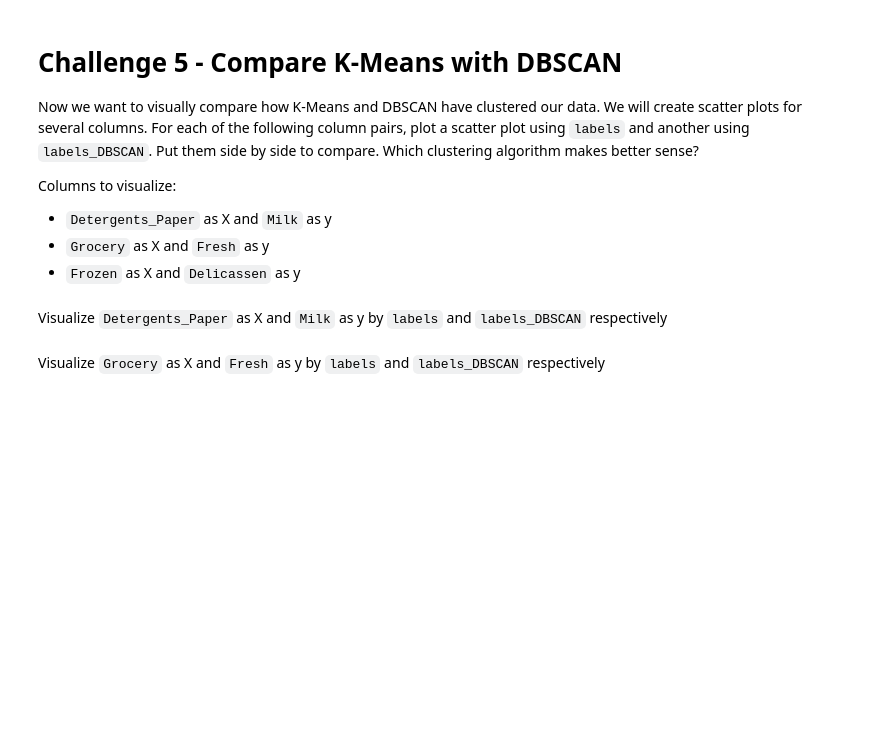
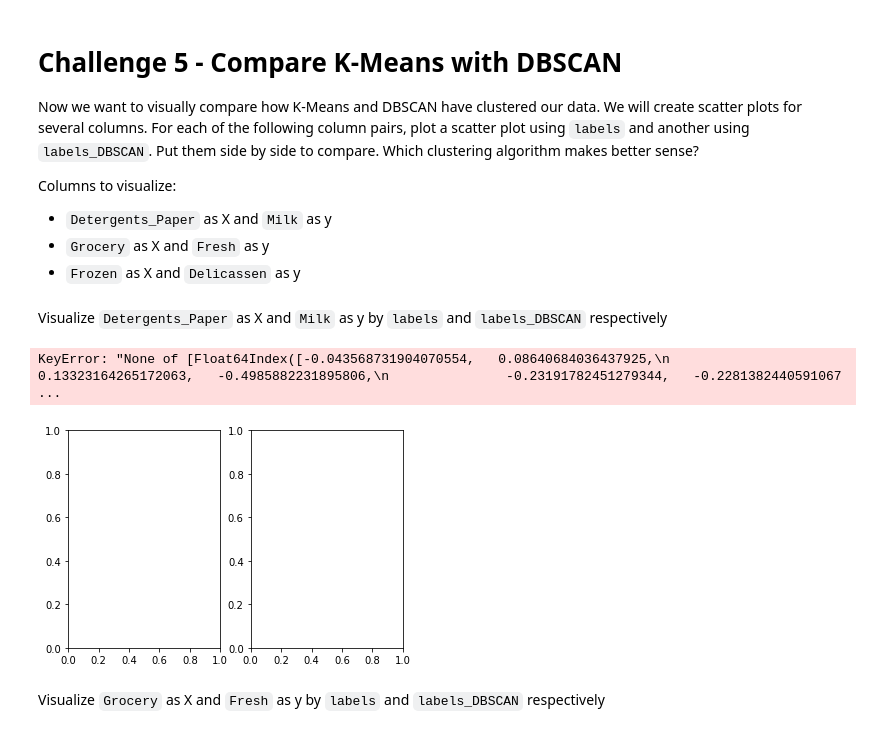
Before and after one commit to ironhack-datalabs/datamad0819, a Jupyter notebook: module-3/lab-unsupervised-learning/your-code/main.ipynb, the cells around one changed output. Drawn from its saved outputs; the diff is of its cells as text; code cells hidden in the pictures; blank space fills up the shorter version.

```diff
--- a/module-3/lab-unsupervised-learning/your-code/main.ipynb
+++ b/module-3/lab-unsupervised-learning/your-code/main.ipynb
@@ -91,0 +208,9 @@ Now let's cluster the data with K-Means first. Initiate the K-Means model, then
+# %%
+# Your code here:
+
+from sklearn.cluster import KMeans
+
+kmeans = KMeans(n_clusters=2).fit(customers_scale)
+labels = kmeans.labels_
+# %%
+customers_scale["labels"] = labels
@@ -101,0 +242,6 @@ Now let's cluster the data using DBSCAN. Use `DBSCAN(eps=0.5)` to initiate the m
+# %%
+clustering = DBSCAN(eps=0.5).fit(customers_scale.drop(["labels"], axis=1))
+labels_dbscan = clustering.labels_
+# %%
+customers_scale["labels_DBSCAN"] = labels_dbscan
+customers_scale.head()
@@ -120,3 +283,23 @@ Visualize `Detergents_Paper` as X and `Milk` as y by `labels` and `labels_DBSCAN
+# %%
+# Your code here:
+
+X = customers_scale["Detergents_Paper"]
+y = customers_scale["Milk"]
+
+fig, ax = plt.subplots(1, 2)
+
+ax[0] = customers_scale.plot.scatter(x=customers_scale["Detergents_Paper"], y=customers_scale["Milk"], c=customers_scale["labels"])
+
+
+
+#fig, ax = plt.subplots(1,2)
+#fig.set_figheight(10)
+#fig.set_figwidth(20)
+#ax[0].scatter(X, y, c = customers["Cluster"])
+#ax[1].scatter(X, y, c = customers["Cluster_DBSCAN"])
+# %% [output]
+KeyError: "None of [Float64Index([-0.043568731904070554,   0.08640684036437925,\n                0.13323164265172063,   -0.4985882231895806,\n               -0.23191782451279344,   -0.2281382440591067 ...
+[figure, added]
 # %% [markdown]
 Visualize `Grocery` as X and `Fresh` as y by `labels` and `labels_DBSCAN` respectively
 # %%
```
Also changed, not shown: parts of 22 cells of this notebook.
